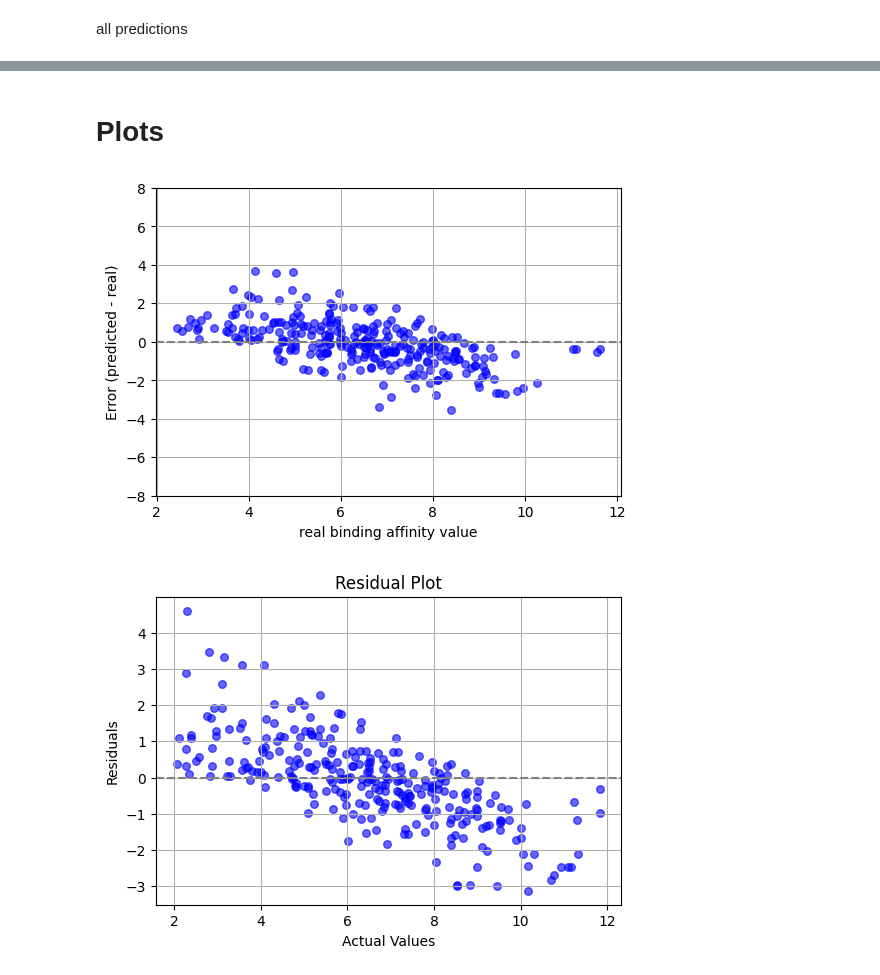
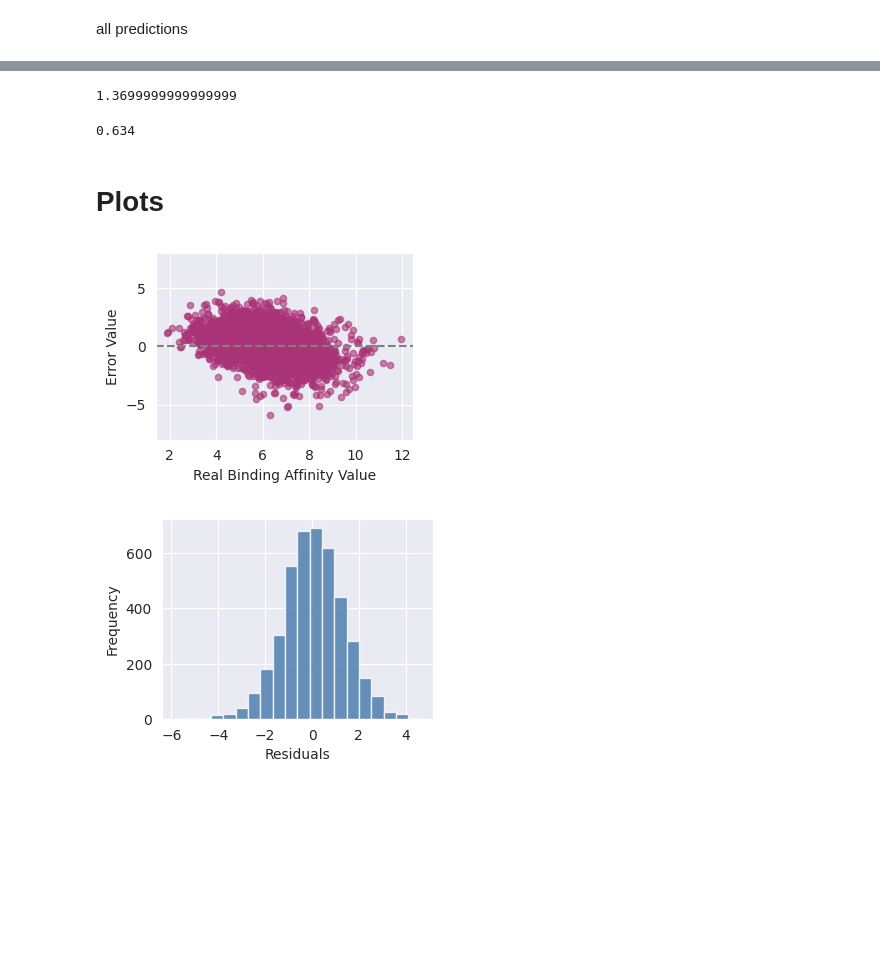
Before and after one commit to inductiva/molecules-binding, a Jupyter notebook: scripts/plots.ipynb, the cells around one changed output, grey strips where cells are left out. Cells and saved outputs as stored; diff of their text form; code cells hidden in the pictures; blank space fills up the shorter version.

```diff
--- a/scripts/plots.ipynb
+++ b/scripts/plots.ipynb
@@ -74,3 +193,7 @@ results = torch.load("../../results/orderly-worm-516")
+# %%
+# results = torch.load("../../results/rogue-shark-480")
+# results = torch.load("../../results/enchanting-steed-930")
+results = torch.load("../../results/awesome-gnat-580")
 # %% [markdown]
 ## Running Results
 # %%
@@ -113 +241,10 @@ all predictions
+# %%
+import seaborn as sns
+sns.set_style("darkgrid")
+cm = 1/2.54
+colors = ['#4477AA', '#EE6677', '#228833', '#CCBB44', '#66CCEE', '#AA3377', '#BBBBBB', '#f75c5c', '#5a90e9']
+# plt.rcParams.update({
+#     "text.usetex": False,
+#     "font.family": "sans-serif",
+#     "font.sans-serif": ["Helvetica"]})
 # %%
@@ -185,38 +328,46 @@ Model 5 Pearson Correlation: 0.83
+# %%
+(1.39+1.36+1.35+1.38+1.37)/5
+# %% [output]
+1.3699999999999999
+# %%
+(0.64*3+0.63+0.62)/5
+# %% [output]
+0.634
 # %% [markdown]
 # Plots
 # %%
-import matplotlib.pyplot as plt
-import numpy as np
-import torch
-
 # Example input tensor
 input_tensor = results
 
 # Compute differences and means
 differences = input_tensor[:, 0] - input_tensor[:, 1]
 means = 0.5 * (input_tensor[:, 0] + input_tensor[:, 1])
 
 # Create the Bland-Altman plot
-plt.figure(figsize=(6, 4))
-plt.scatter(means, differences, c='blue', marker='o', s=30, alpha=0.6)
+plt.figure(figsize=(3.5, 2.6))
+plt.scatter(means, differences, c=colors[5], marker='o', s=20, alpha=0.6)
 plt.axhline(y=0, color='gray', linestyle='--')
 plt.ylim(-8, 8)
 #plt.title("Bland-Altman plot")
-plt.xlabel("real binding affinity value")
-plt.ylabel("Error (predicted - real)")
+
+
+plt.xlabel("Real Binding Affinity Value")
+plt.ylabel("Error Value")
 plt.grid(True)
-plt.show()
+
+plt.tight_layout()
+# plt.savefig('../../figures/figure_2.pdf', bbox_inches='tight')
 # %% [output]
-[figure, old version]
+[figure, new version]
 # %%
 residuals = input_tensor[:, 0] - input_tensor[:, 1]
-plt.figure(figsize=(6, 4))
-plt.scatter(input_tensor[:, 1], residuals, c='blue', marker='o', s=30, alpha=0.6)
-plt.axhline(y=0, color='gray', linestyle='--')
-plt.title("Residual Plot")
-plt.xlabel("Actual Values")
-plt.ylabel("Residuals")
+plt.figure(figsize=(3.5, 2.6))
+plt.hist(residuals, bins=20, color=colors[0], alpha=0.8)
+#plt.title("Histogram of Residuals")
+plt.xlabel("Residuals")
+plt.ylabel("Frequency")
 plt.grid(True)
-plt.show()
+
+# plt.savefig('../../figures/figure_3.pdf', bbox_inches='tight')
 # %% [output]
-[figure, old version]
+[figure, new version]
```
Also changed, not shown: parts of 25 cells of this notebook, 1 other file.
